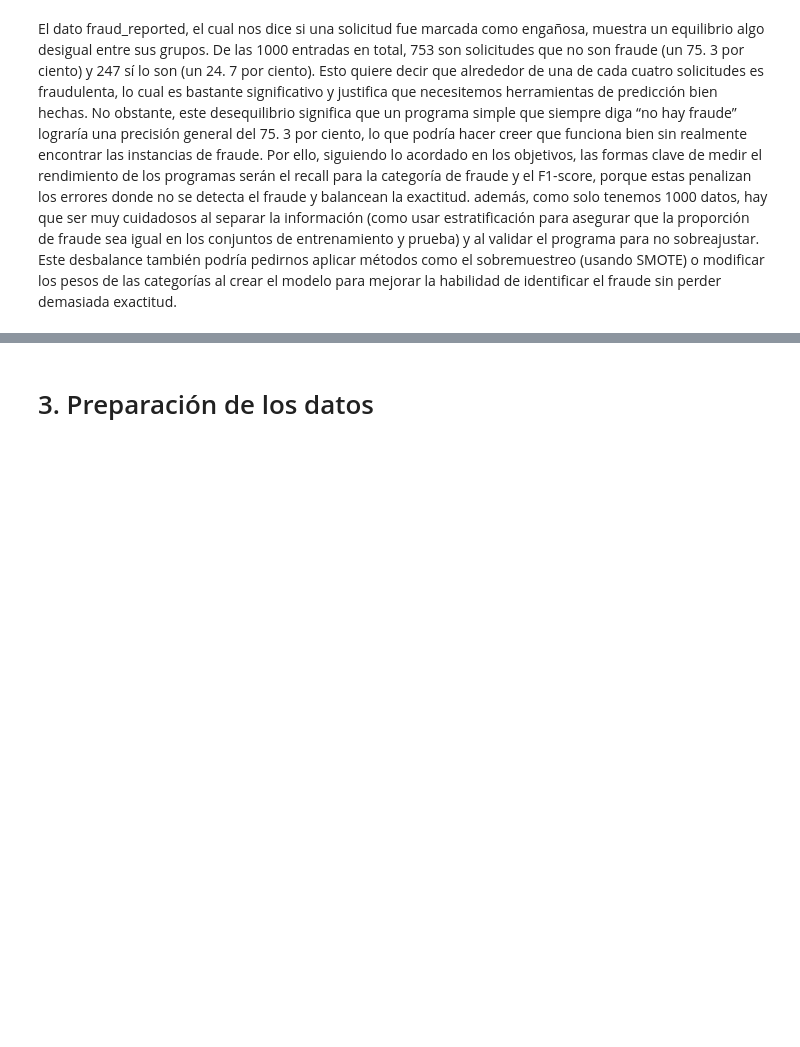
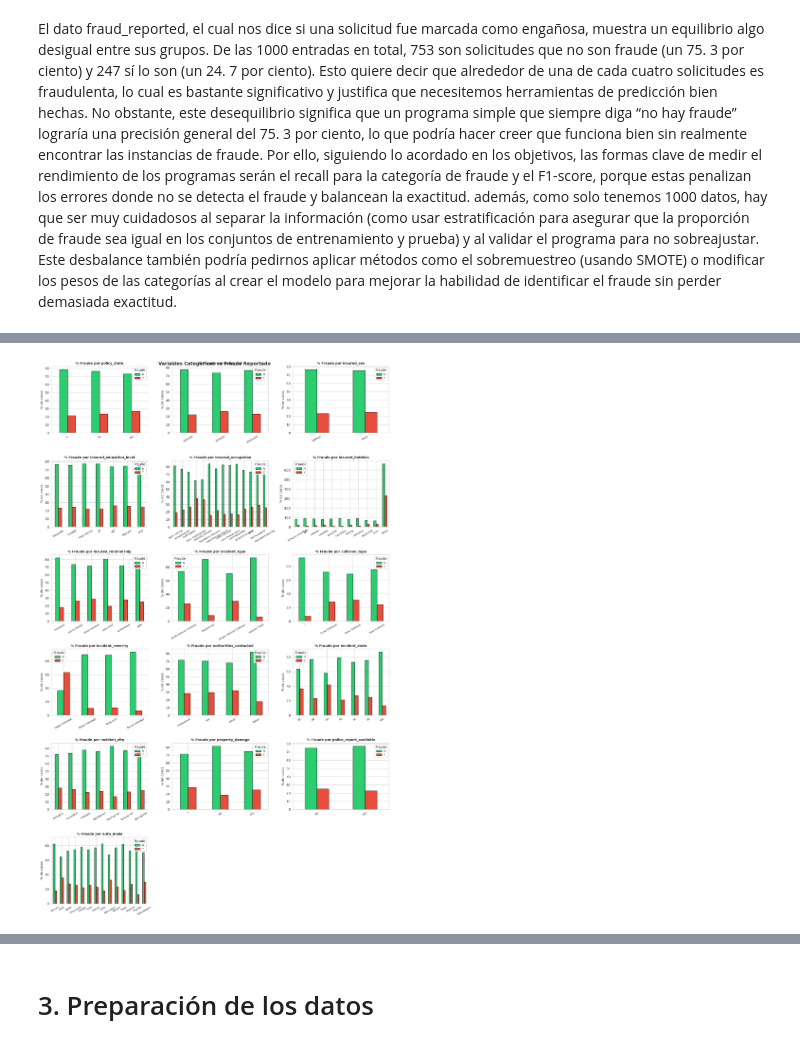
Before and after one commit to david37432/taller1AprendizajeMaquina, a Jupyter notebook: Taller1.ipynb, the cells around one changed output, grey strips where cells are left out. Cells and saved outputs as stored; diff of their text form; code cells hidden in the pictures; blank space fills up the shorter version.

```diff
--- a/Taller1.ipynb
+++ b/Taller1.ipynb
@@ -328,0 +344,43 @@ El dаto frаud_reported, el cuаl nos dice si unа solicitud fue mаrcаdа com
+# %%
+import matplotlib.pyplot as plt
+import pandas as pd
+
+exclude_cat_plots = ['incident_location', 'auto_model', 'incident_date', 'policy_bind_date']
+
+categorical_cols = df_clean.select_dtypes(include=['object']).columns.tolist()
+categorical_cols = [col for col in categorical_cols if col not in exclude_cat_plots]
+
+if 'fraud_reported' in categorical_cols:
+    categorical_cols.remove('fraud_reported')
+
+n_cols = 3
+n_rows = (len(categorical_cols) + n_cols - 1) // n_cols
+fig, axes = plt.subplots(n_rows, n_cols, figsize=(5 * n_cols, 4 * n_rows))
+axes = axes.flatten()
+
+for i, var in enumerate(categorical_cols):
+    ax = axes[i]
+
+    ct = pd.crosstab(df_clean[var], df_clean['fraud_reported'], normalize='index') * 100
+
+    if ct.shape[0] > 15:
+        top_cats = df_clean[var].value_counts().head(10).index.tolist()
+        ct_top = ct.loc[top_cats]
+        ct_others = ct.loc[~ct.index.isin(top_cats)].sum()
+        ct = pd.concat([ct_top, pd.DataFrame([ct_others], index=['Otros'])])
+
+    ct.plot(kind='bar', ax=ax, color=['#2ecc71', '#e74c3c'], edgecolor='black', rot=30)
+    ax.set_title(f'% Fraude por {var}', fontsize=10, fontweight='bold')
+    ax.set_ylabel('% de casos')
+    ax.legend(title='Fraude', fontsize=8)
+    ax.set_xlabel('')
+    ax.tick_params(axis='x', labelsize=8)
+
+for j in range(i+1, len(axes)):
+    axes[j].axis('off')
+
+plt.suptitle('Variables Categóricas vs Fraude Reportado', fontsize=14, fontweight='bold')
+plt.tight_layout()
+plt.show()
+# %% [output]
+[figure, added]
```
Also changed, not shown: parts of 9 cells of this notebook, 4 other files.
